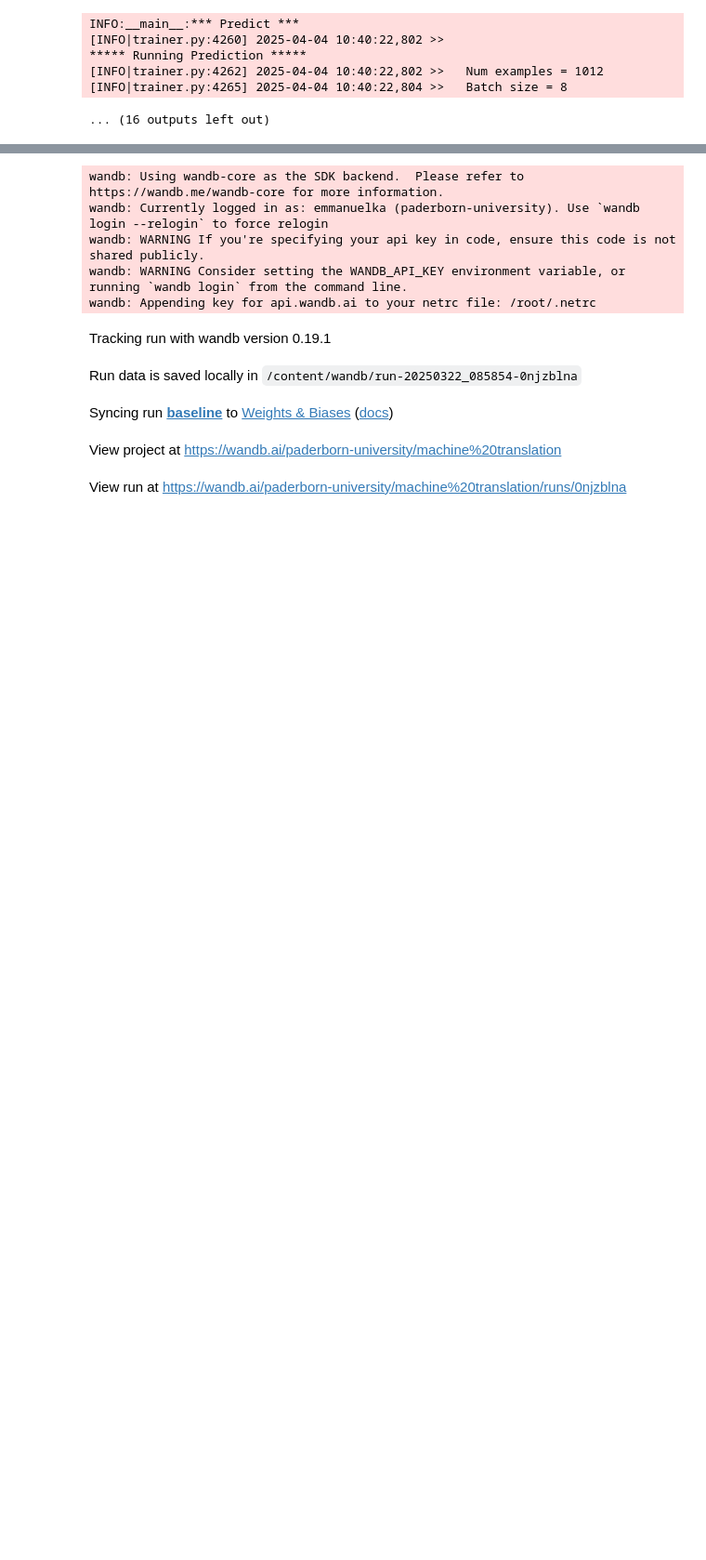
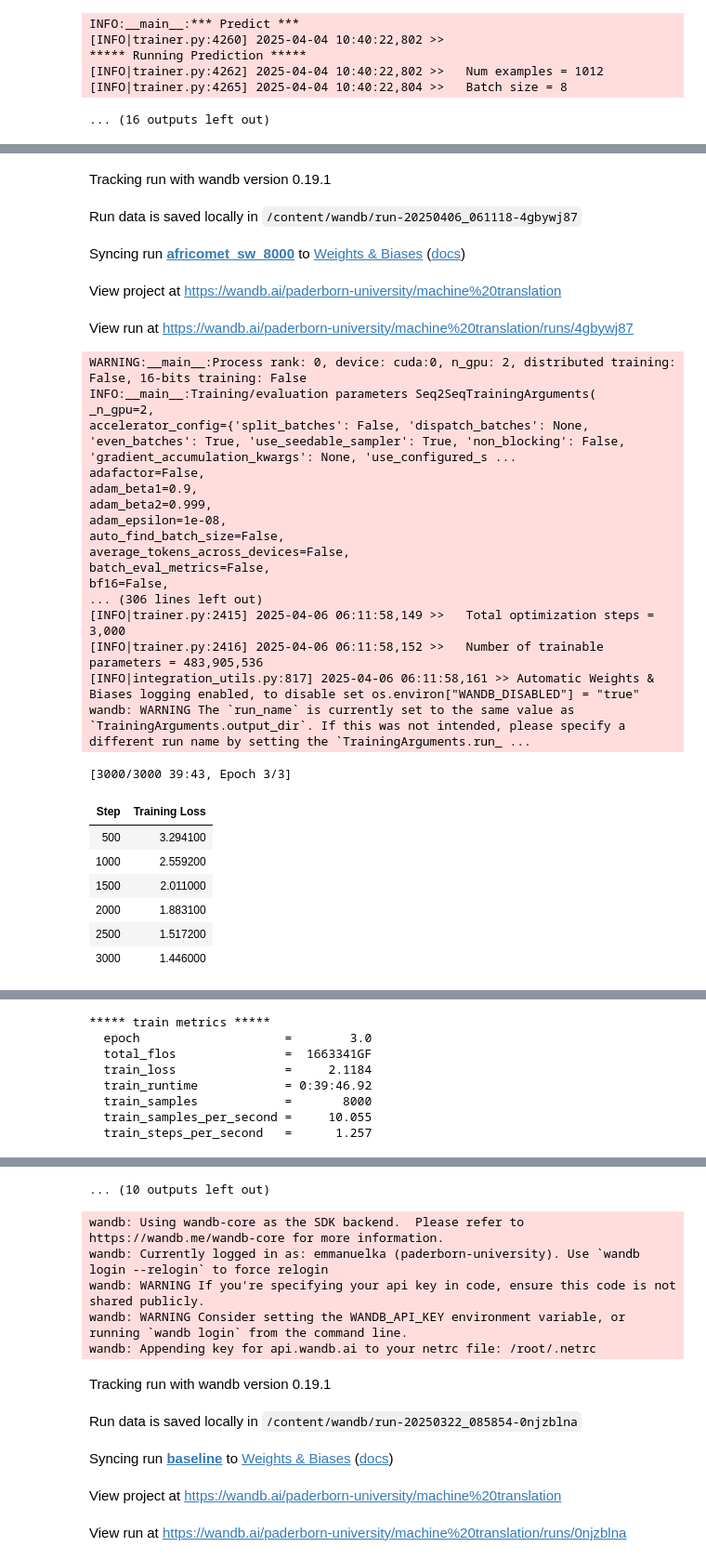
Before and after one commit to emmanuelayanful/AIMS-NLP-Project, a Jupyter notebook: M2M.ipynb, the cells around one changed output, grey strips where cells are left out. Shown at 93% size. Drawn from its saved outputs; the diff is of its cells as text; code cells hidden in the pictures; blank space fills up the shorter version.

```diff
--- a/M2M.ipynb
+++ b/M2M.ipynb
@@ -235,7 +237,7 @@ for lang_pair in language_pairs:
             "--do_train", "--do_eval", "--do_predict",
             "--source_lang", src,
             "--target_lang", tgt,
-            "--train_file", f"/content/AIMS-NLP-Project/data/mafand/{lang_pair}/merged.json",
+            "--train_file", f"/content/AIMS-NLP-Project/data/nllb/africomet-qe-stl-1.1/{lang_pair}/train_{num}.json",
             "--validation_file", f"/content/AIMS-NLP-Project/data/flores/{lang_pair}/dev.json",
             "--test_file", f"/content/AIMS-NLP-Project/data/flores/{lang_pair}/devtest.json",
             "--num_beams", "10",
@@ -249,0 +309,66 @@ for lang_pair in language_pairs:
+# %%
+import sys
+import os
+import runpy
+
+language_pairs = ["en-sw"]  # Add more as needed
+text_nums = [1000 * 2 ** i for i in range(3,6)]
+env = os.environ.copy()
+env["CUDA_VISIBLE_DEVICES"] = "0,1"
+
+for lang_pair in language_pairs:
+    src, tgt = lang_pair.split("-")
+
+    for num in text_nums:
+        # Initialize WandB
+        wandb.init(project="machine translation", name=f"africomet_{tgt}_{num}")
+
+        sys.argv = [
+            "run_translation.py",
+            "--model_name_or_path", "facebook/m2m100_418M",
+            "--do_train", "--do_eval", "--do_predict",
+            "--source_lang", src,
+            "--target_lang", tgt,
+            "--train_file", f"/content/AIMS-NLP-Project/data/nllb/africomet-qe-stl-1.1/{lang_pair}/train_{num}.json",
+            "--validation_file", f"/content/AIMS-NLP-Project/data/flores/{lang_pair}/dev.json",
+            "--test_file", f"/content/AIMS-NLP-Project/data/flores/{lang_pair}/devtest.json",
+            "--num_beams", "10",
+            "--output_dir", f"M2M-100/{lang_pair}/africomet_{num}",
+            "--per_device_train_batch_size=4",
+            "--per_device_eval_batch_size=4",
+            "--overwrite_output_dir",
+            "--predict_with_generate"
+        ]
+
+        runpy.run_path("/content/AIMS-NLP-Project/run_translation.py", run_name="__main__")
+# %% [output]
+Tracking run with wandb version 0.19.1
+Run data is saved locally in /content/wandb/run-20250406_061118-4gbywj87
+Syncing run africomet_sw_8000 to Weights & Biases (docs)
+View project at https://wandb.ai/paderborn-university/machine%20translation
+View run at https://wandb.ai/paderborn-university/machine%20translation/runs/4gbywj87
+WARNING:__main__:Process rank: 0, device: cuda:0, n_gpu: 2, distributed training: False, 16-bits training: False
+INFO:__main__:Training/evaluation parameters Seq2SeqTrainingArguments(
+_n_gpu=2,
+accelerator_config={'split_batches': False, 'dispatch_batches': None, 'even_batches': True, 'use_seedable_sampler': True, 'non_blocking': False, 'gradient_accumulation_kwargs': None, 'use_configured_s ...
+adafactor=False,
+adam_beta1=0.9,
+adam_beta2=0.999,
+adam_epsilon=1e-08,
+auto_find_batch_size=False,
+average_tokens_across_devices=False,
+batch_eval_metrics=False,
+bf16=False,
+... (306 lines left out)
+[INFO|trainer.py:2415] 2025-04-06 06:11:58,149 >>   Total optimization steps = 3,000
+[INFO|trainer.py:2416] 2025-04-06 06:11:58,152 >>   Number of trainable parameters = 483,905,536
+[INFO|integration_utils.py:817] 2025-04-06 06:11:58,161 >> Automatic Weights & Biases logging enabled, to disable set os.environ["WANDB_DISABLED"] = "true"
+wandb: WARNING The `run_name` is currently set to the same value as `TrainingArguments.output_dir`. If this was not intended, please specify a different run name by setting the `TrainingArguments.run_ ...
+[3000/3000 39:43, Epoch 3/3]
+| Step | Training Loss |
+| 500 | 3.294100 |
+| 1000 | 2.559200 |
+| 1500 | 2.011000 |
+| 2000 | 1.883100 |
+| 2500 | 1.517200 |
+| 3000 | 1.446000 |
@@ -249,0 +392,8 @@ for lang_pair in language_pairs:
+***** train metrics *****
+  epoch                    =        3.0
+  total_flos               =  1663341GF
+  train_loss               =     2.1184
+  train_runtime            = 0:39:46.92
+  train_samples            =       8000
+  train_samples_per_second =     10.055
+  train_steps_per_second   =      1.257
@@ -250,3 +406,4 @@ for lang_pair in language_pairs:
+... (10 outputs left out)
 # %%
 import sys
 import os
```
Also changed, not shown: parts of 3 cells of this notebook, 1 other file.
